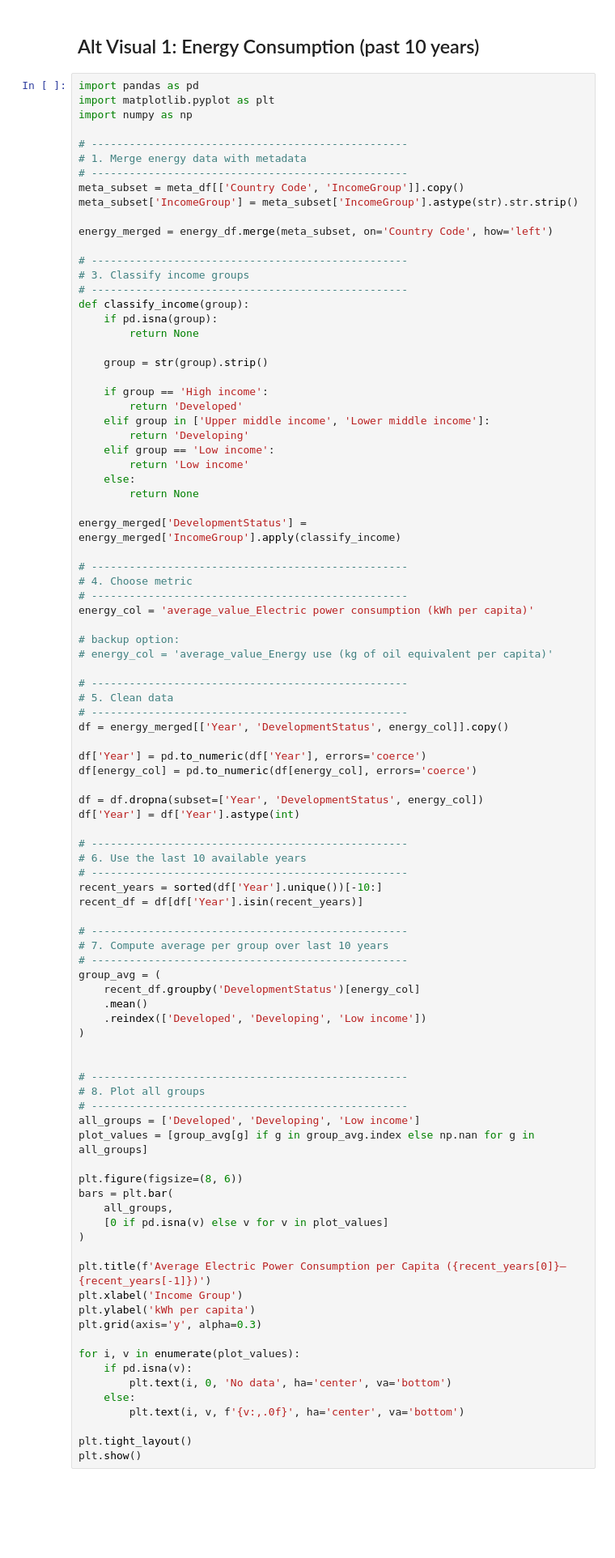
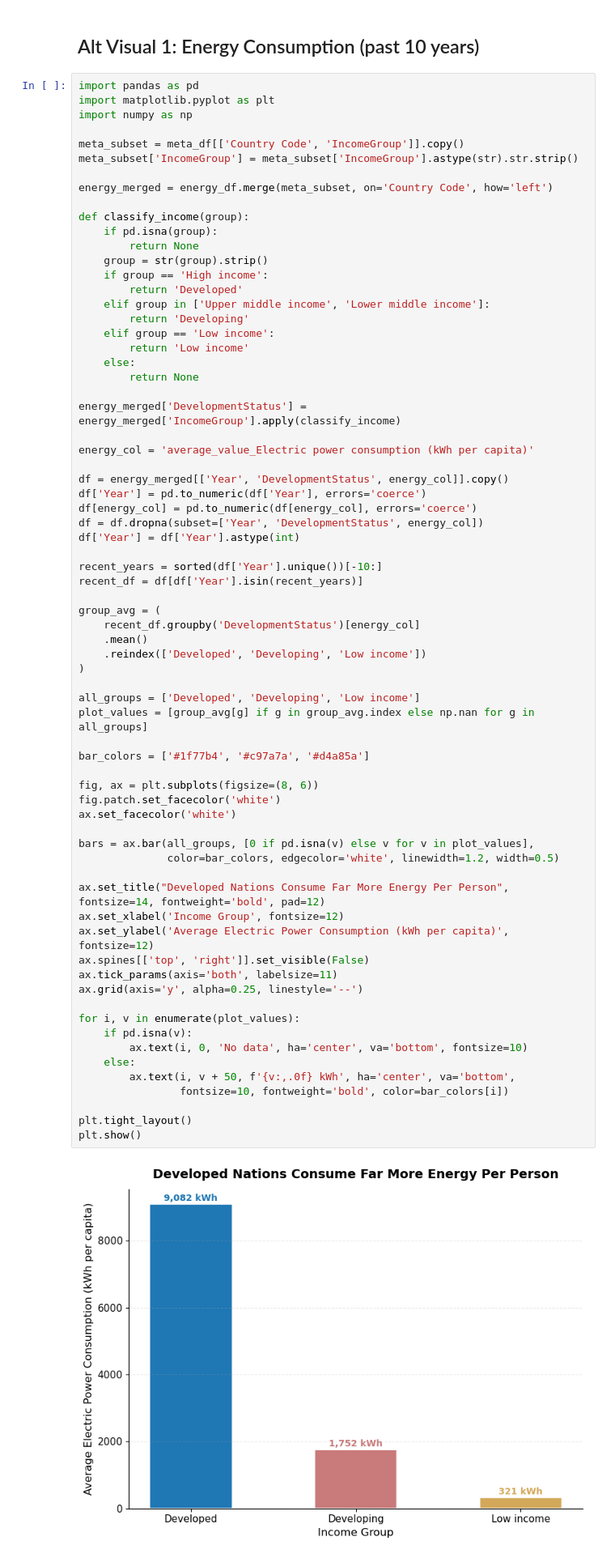
Before and after one commit to matthewviray/dsc106-proj2, a Jupyter notebook: project_2_outline.ipynb, the cells around one changed output. Shown at 81% size. Cells and saved outputs as stored; diff of their text form; blank space fills up the shorter version.

```diff
--- a/project_2_outline.ipynb
+++ b/project_2_outline.ipynb
@@ -321,23 +422,15 @@ import pandas as pd
 import matplotlib.pyplot as plt
 import numpy as np
 
-# --------------------------------------------------
-# 1. Merge energy data with metadata
-# --------------------------------------------------
 meta_subset = meta_df[['Country Code', 'IncomeGroup']].copy()
 meta_subset['IncomeGroup'] = meta_subset['IncomeGroup'].astype(str).str.strip()
 
 energy_merged = energy_df.merge(meta_subset, on='Country Code', how='left')
 
-# --------------------------------------------------
-# 3. Classify income groups
-# --------------------------------------------------
 def classify_income(group):
     if pd.isna(group):
         return None
-
     group = str(group).strip()
-
     if group == 'High income':
         return 'Developed'
     elif group in ['Upper middle income', 'Lower middle income']:
@@ -349,66 +442,53 @@ def classify_income(group):
 
 energy_merged['DevelopmentStatus'] = energy_merged['IncomeGroup'].apply(classify_income)
 
-# --------------------------------------------------
-# 4. Choose metric
-# --------------------------------------------------
 energy_col = 'average_value_Electric power consumption (kWh per capita)'
 
-# backup option:
-# energy_col = 'average_value_Energy use (kg of oil equivalent per capita)'
-
-# --------------------------------------------------
-# 5. Clean data
-# --------------------------------------------------
 df = energy_merged[['Year', 'DevelopmentStatus', energy_col]].copy()
-
 df['Year'] = pd.to_numeric(df['Year'], errors='coerce')
 df[energy_col] = pd.to_numeric(df[energy_col], errors='coerce')
-
 df = df.dropna(subset=['Year', 'DevelopmentStatus', energy_col])
 df['Year'] = df['Year'].astype(int)
 
-# --------------------------------------------------
-# 6. Use the last 10 available years
-# --------------------------------------------------
 recent_years = sorted(df['Year'].unique())[-10:]
 recent_df = df[df['Year'].isin(recent_years)]
 
-# --------------------------------------------------
-# 7. Compute average per group over last 10 years
-# --------------------------------------------------
 group_avg = (
     recent_df.groupby('DevelopmentStatus')[energy_col]
     .mean()
     .reindex(['Developed', 'Developing', 'Low income'])
 )
 
-
-# --------------------------------------------------
-# 8. Plot all groups
-# --------------------------------------------------
 all_groups = ['Developed', 'Developing', 'Low income']
 plot_values = [group_avg[g] if g in group_avg.index else np.nan for g in all_groups]
 
-plt.figure(figsize=(8, 6))
-bars = plt.bar(
-    all_groups,
-    [0 if pd.isna(v) else v for v in plot_values]
-)
+bar_colors = ['#1f77b4', '#c97a7a', '#d4a85a']
 
-plt.title(f'Average Electric Power Consumption per Capita ({recent_years[0]}–{recent_years[-1]})')
-plt.xlabel('Income Group')
-plt.ylabel('kWh per capita')
-plt.grid(axis='y', alpha=0.3)
+fig, ax = plt.subplots(figsize=(8, 6))
+fig.patch.set_facecolor('white')
+ax.set_facecolor('white')
+
+bars = ax.bar(all_groups, [0 if pd.isna(v) else v for v in plot_values],
+              color=bar_colors, edgecolor='white', linewidth=1.2, width=0.5)
+
+ax.set_title("Developed Nations Consume Far More Energy Per Person", fontsize=14, fontweight='bold', pad=12)
+ax.set_xlabel('Income Group', fontsize=12)
+ax.set_ylabel('Average Electric Power Consumption (kWh per capita)', fontsize=12)
+ax.spines[['top', 'right']].set_visible(False)
+ax.tick_params(axis='both', labelsize=11)
+ax.grid(axis='y', alpha=0.25, linestyle='--')
 
 for i, v in enumerate(plot_values):
     if pd.isna(v):
-        plt.text(i, 0, 'No data', ha='center', va='bottom')
+        ax.text(i, 0, 'No data', ha='center', va='bottom', fontsize=10)
     else:
-        plt.text(i, v, f'{v:,.0f}', ha='center', va='bottom')
+        ax.text(i, v + 50, f'{v:,.0f} kWh', ha='center', va='bottom',
+                fontsize=10, fontweight='bold', color=bar_colors[i])
 
 plt.tight_layout()
 plt.show()
+# %% [output]
+[figure, added]
 # %%
 # --- column ---
 fossil_col = 'average_value_Fossil fuel energy consumption (% of total)'
```
Also changed, not shown: parts of 16 cells of this notebook, 1 other file.
